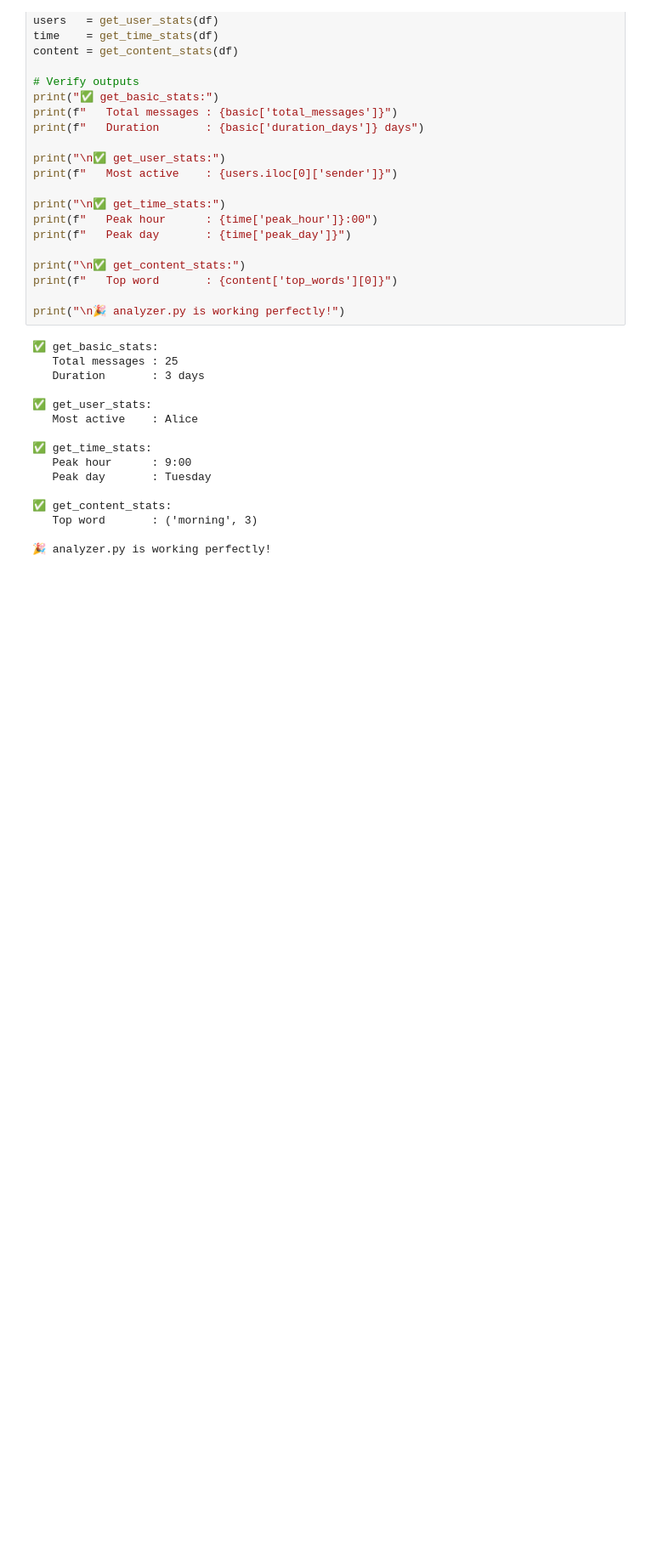
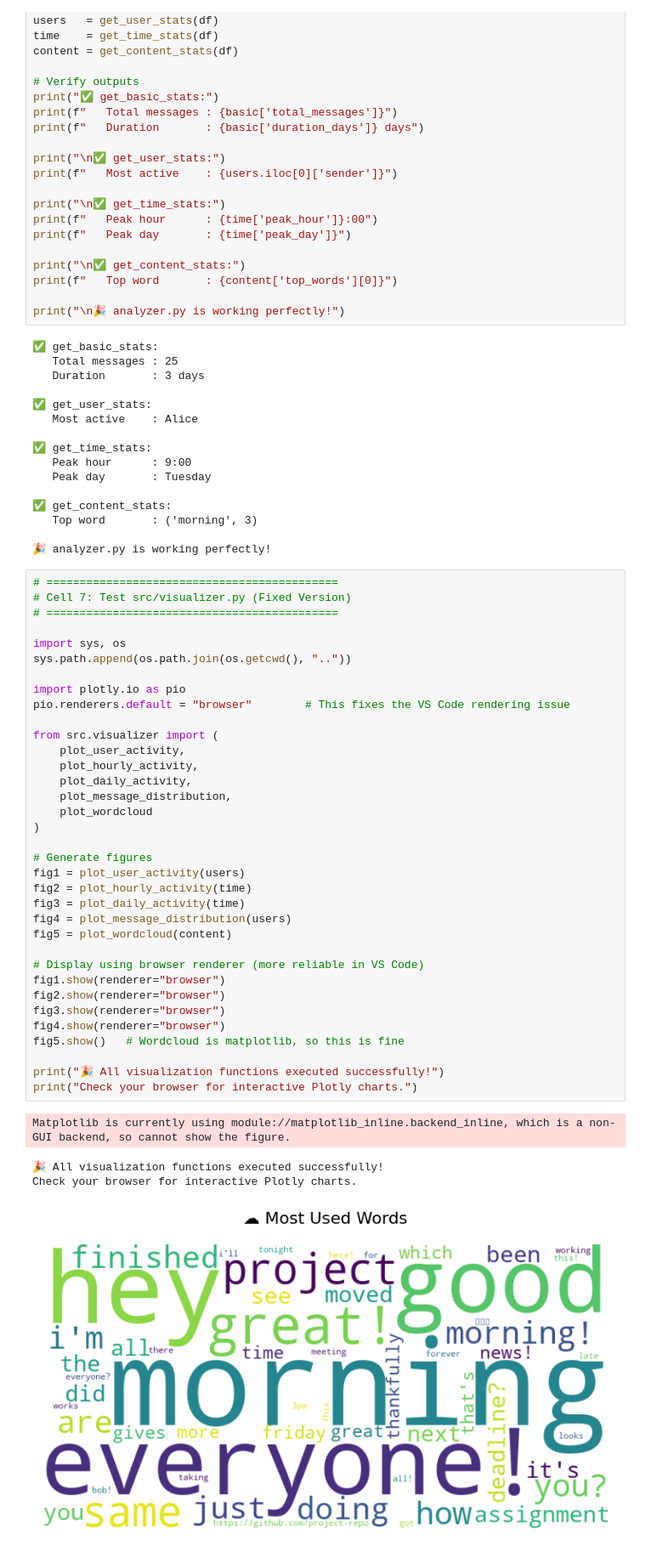
Before and after one commit to PriyanshiT19/Whatsapp-Intelligence-Platform, a Jupyter notebook: notebooks/02_eda_exploration.ipynb, the cells around one changed output. Shown at 85% size. Cells and saved outputs as stored; diff of their text form; blank space fills up the shorter version.

Commit message:
Phase 3 complete: visualizer.py done with 5 chart functions

```diff
--- a/notebooks/02_eda_exploration.ipynb
+++ b/notebooks/02_eda_exploration.ipynb
@@ -346,3 +346,43 @@ print("\n🎉 analyzer.py is working perfectly!")
    Top word       : ('morning', 3)
 
 🎉 analyzer.py is working perfectly!
+# %%
+# ============================================
+# Cell 7: Test src/visualizer.py (Fixed Version)
+# ============================================
+
+import sys, os
+sys.path.append(os.path.join(os.getcwd(), ".."))
+
+import plotly.io as pio
+pio.renderers.default = "browser"        # This fixes the VS Code rendering issue
+
+from src.visualizer import (
+    plot_user_activity,
+    plot_hourly_activity,
+    plot_daily_activity,
+    plot_message_distribution,
+    plot_wordcloud
+)
+
+# Generate figures
+fig1 = plot_user_activity(users)
+fig2 = plot_hourly_activity(time)
+fig3 = plot_daily_activity(time)
+fig4 = plot_message_distribution(users)
+fig5 = plot_wordcloud(content)
+
+# Display using browser renderer (more reliable in VS Code)
+fig1.show(renderer="browser")
+fig2.show(renderer="browser")
+fig3.show(renderer="browser")
+fig4.show(renderer="browser")
+fig5.show()   # Wordcloud is matplotlib, so this is fine
+
+print("🎉 All visualization functions executed successfully!")
+print("Check your browser for interactive Plotly charts.")
+# %% [output]
+Matplotlib is currently using module://matplotlib_inline.backend_inline, which is a non-GUI backend, so cannot show the figure.
+🎉 All visualization functions executed successfully!
+Check your browser for interactive Plotly charts.
+[figure, added]
```
Also changed, not shown: 1 other file.
